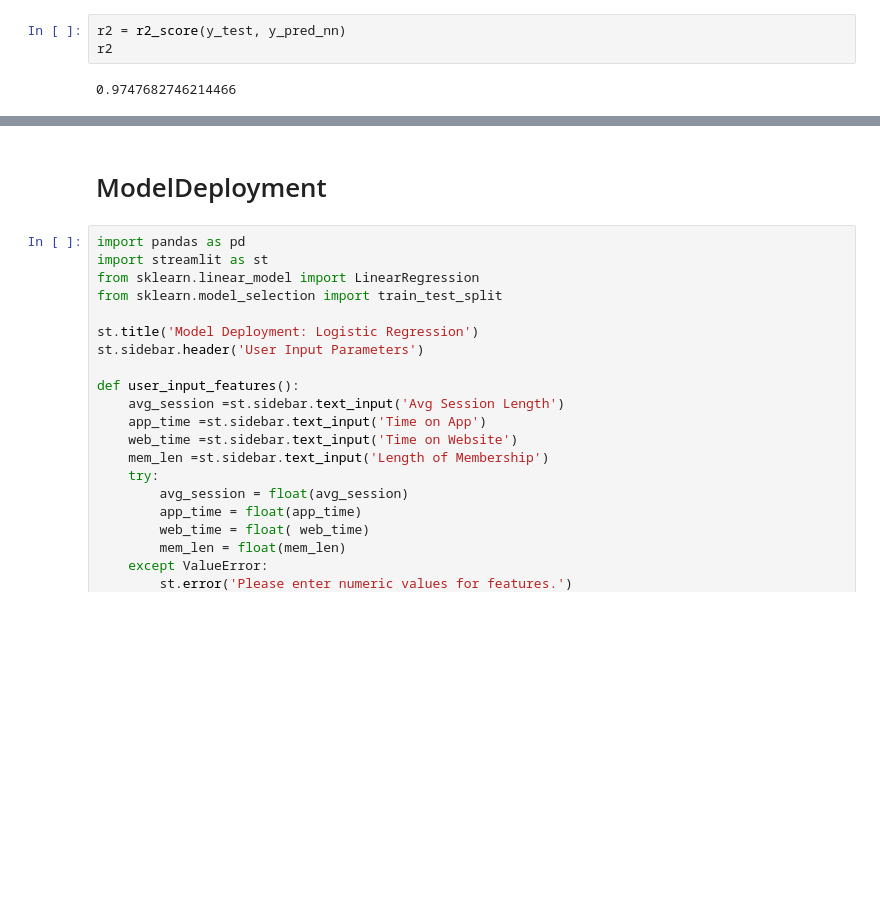
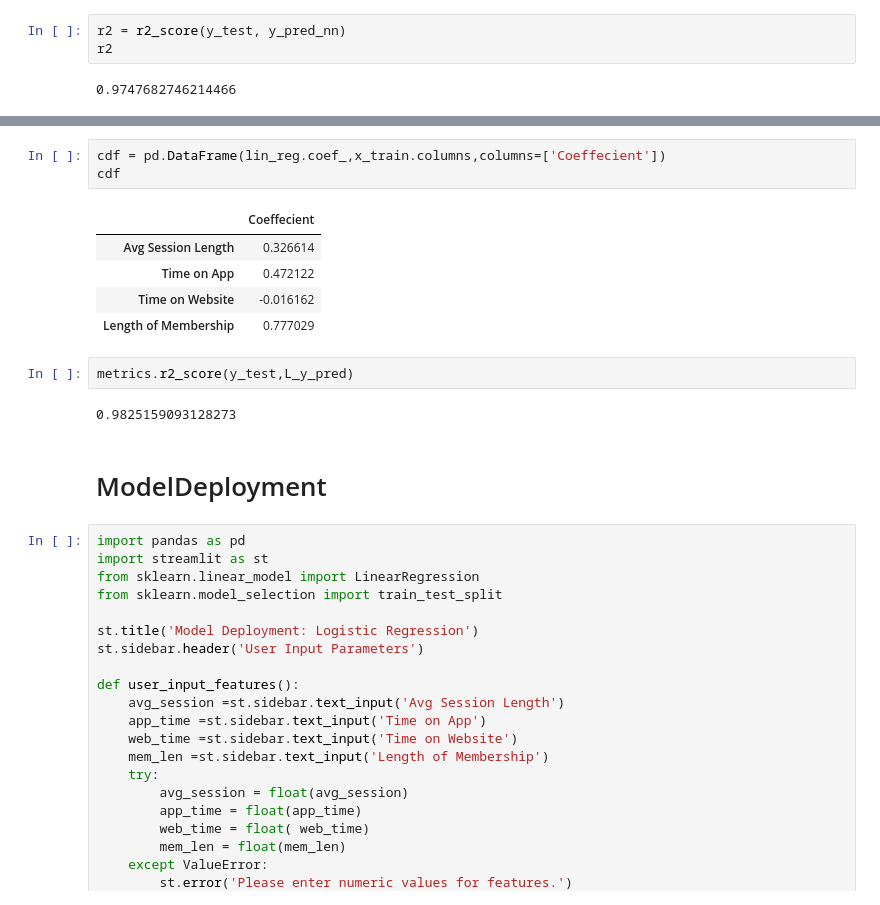
Before and after one commit to Deepak281197/Project, a Jupyter notebook: Project 1 - Ecommerce (6).ipynb, the cells around one changed output, grey strips where cells are left out. Drawn from its saved outputs; the diff is of its cells as text; blank space fills up the shorter version.

```diff
--- a/Project 1 - Ecommerce (6).ipynb
+++ b/Project 1 - Ecommerce (6).ipynb
@@ -790,3 +807,16 @@ r2
+# %%
+cdf = pd.DataFrame(lin_reg.coef_,x_train.columns,columns=['Coeffecient'])
+cdf
+# %% [output]
+|  | Coeffecient |
+| Avg Session Length | 0.326614 |
+| Time on App | 0.472122 |
+| Time on Website | -0.016162 |
+| Length of Membership | 0.777029 |
+# %%
+metrics.r2_score(y_test,L_y_pred)
+# %% [output]
+0.9825159093128273
 # %% [markdown]
 # ModelDeployment
 # %%
```
Also changed, not shown: parts of 17 cells of this notebook.
